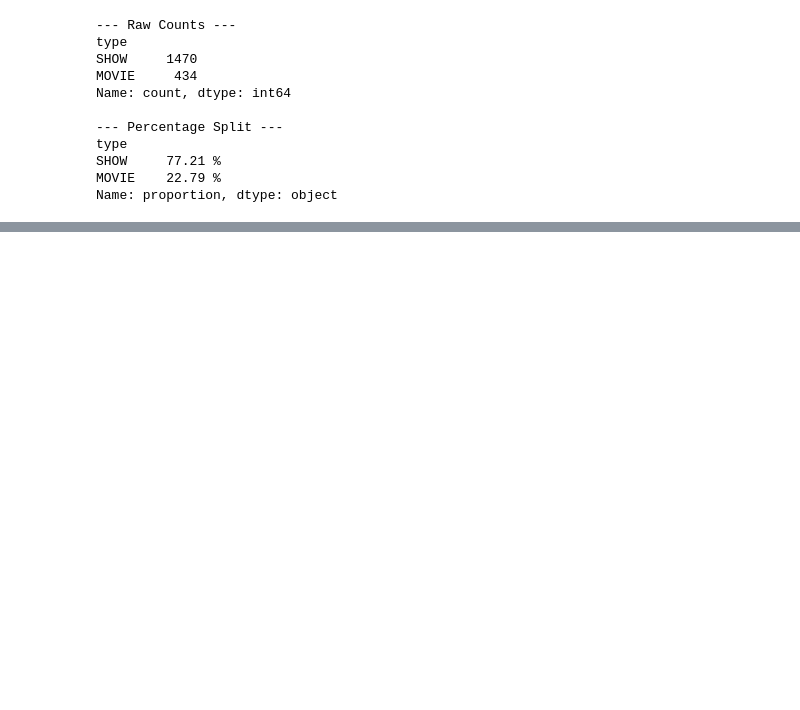
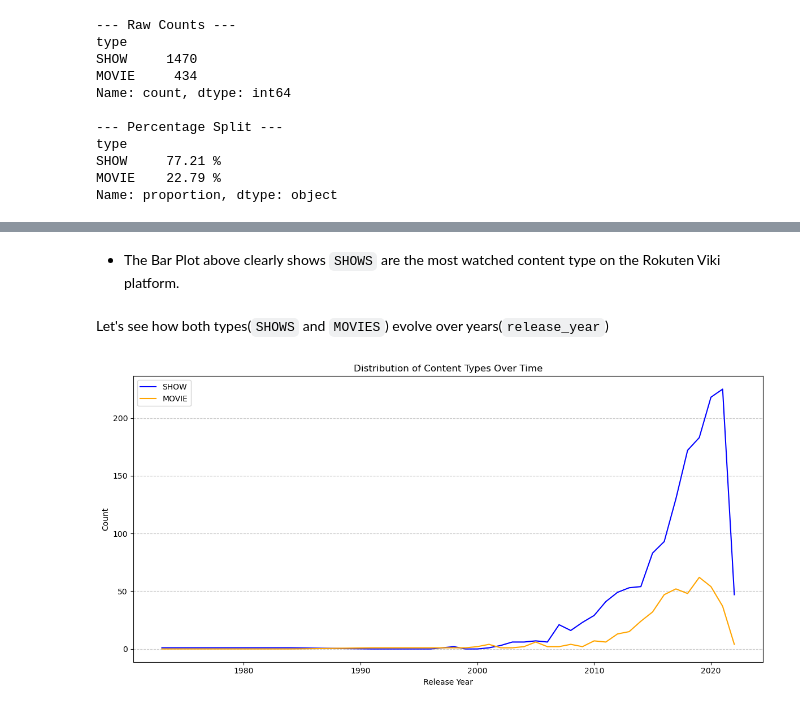
Before and after one commit to snehamayeecoding/RokutenViki_Movies_Dramas_Analysis02, a Jupyter notebook: notebooks/01_data_cleaning_and_eda.ipynb, the cells around one changed output, grey strips where cells are left out. Drawn from its saved outputs; the diff is of its cells as text; code cells hidden in the pictures; blank space fills up the shorter version.

```diff
--- a/notebooks/01_data_cleaning_and_eda.ipynb
+++ b/notebooks/01_data_cleaning_and_eda.ipynb
@@ -439,0 +459,24 @@ Name: proportion, dtype: object
+# %% [markdown]
+- The Bar Plot above clearly shows `SHOWS` are the most watched content type on the Rokuten Viki platform.
+# %% [markdown]
+Let's see how both types(`SHOWS` and `MOVIES`) evolve over years(`release_year`)
+# %%
+# 1. Let's first group the data by year and type, and then count the number of titles in each group.
+# This will give us a clear picture of how the number of titles has changed over time for both movies and shows.
+
+yearly_type_counts = df_titles.groupby(['release_year', 'type']).size().unstack(fill_value=0)
+
+# Plot lines for both types
+plt.figure(figsize=(12, 6))
+plt.plot(yearly_type_counts.index, yearly_type_counts['SHOW'], label='SHOW', color='blue')
+plt.plot(yearly_type_counts.index, yearly_type_counts['MOVIE'], label='MOVIE', color='orange')
+plt.xlabel('Release Year')
+plt.ylabel('Count')
+plt.title('Distribution of Content Types Over Time')
+plt.legend()
+plt.grid(axis='y', linestyle='--', alpha=0.7)
+plt.legend(loc='upper left')
+plt.tight_layout()
+plt.show()
+# %% [output]
+[figure, added]
```
Also changed, not shown: parts of 6 cells of this notebook.
